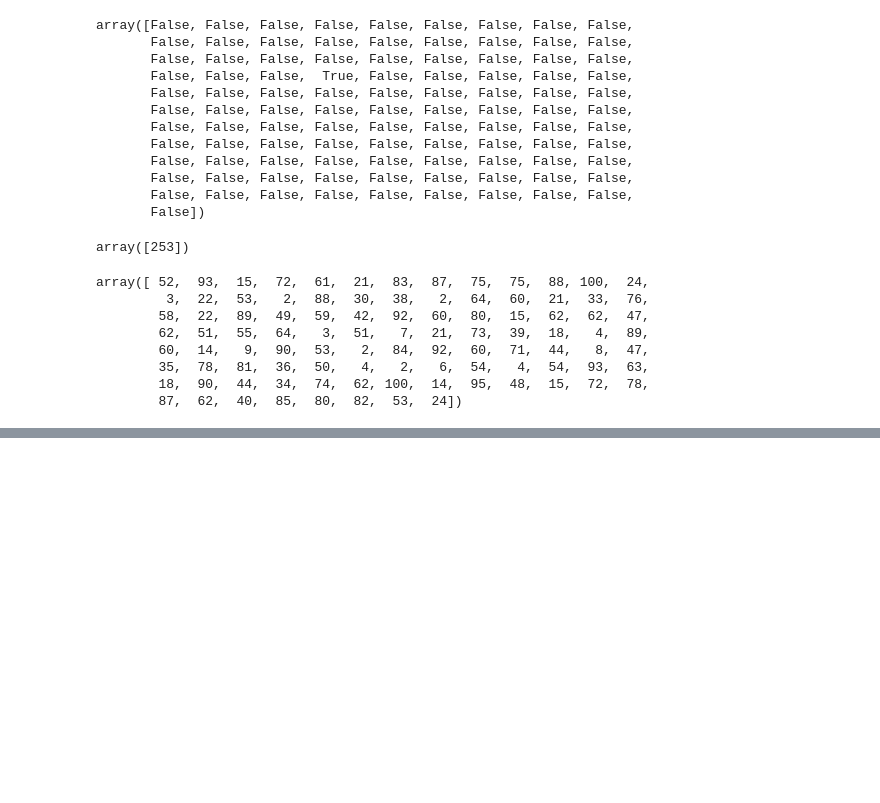
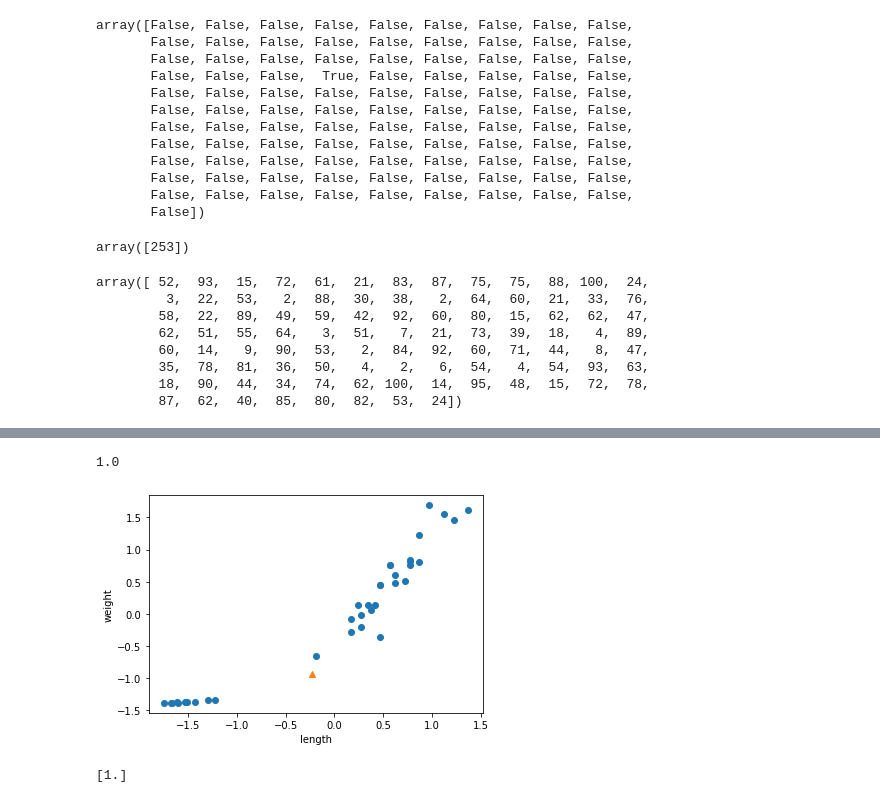
Before and after one commit to serinss/seSAC_ML_DL, a Jupyter notebook: 02_2_데이터_전처리.ipynb, the cells around one changed output, grey strips where cells are left out. Cells and saved outputs as stored; diff of their text form; code cells hidden in the pictures; blank space fills up the shorter version.

```diff
--- a/02_2_데이터_전처리.ipynb
+++ b/02_2_데이터_전처리.ipynb
@@ -114,0 +276,8 @@ fish_weight = [242.0, 290.0, 340.0, 363.0, 430.0, 450.0, 500.0, 390.0, 450.0, 50
+# %%
+train_scaled = (train_input - train_mean)/train_std
+train_scaled
+# broadcasting, 브로드 캐스팅 -> 각각의 모든 행에 계산식을 실행하여 적용한다 -> 따라서 그냥 식 적어도 됨!
+# X_train 변환
+
+# 평균보다 작은 값: 음수, 큰 값: 양수
+# 표준편차로 나누니 표준편차 기준으로 볼 수 있음
@@ -114,0 +304,2 @@ fish_weight = [242.0, 290.0, 340.0, 363.0, 430.0, 450.0, 500.0, 390.0, 450.0, 50
+# %%
+kn.fit(train_scaled, train_target)
@@ -114,0 +325,20 @@ fish_weight = [242.0, 290.0, 340.0, 363.0, 430.0, 450.0, 500.0, 390.0, 450.0, 50
+# %%
+accuracy_score(test_target, kn.predict(test_scaled))
+# %% [output]
+1.0
+# %%
+#수상한 도미 다시 표시하기
+
+new_data = ([25, 150] - train_mean)/train_std #!!!매우 중요!!! 훈련 데이터의 평균과 표준편차를 가지고 변환시켜줌을 주의
+
+plt.scatter(train_scaled[:,0], train_scaled[:,1])
+plt.scatter(new_data[0], new_data[1], marker='^')
+plt.xlabel('length')
+plt.ylabel('weight')
+plt.show()
+# %% [output]
+[figure, added]
+# %%
+print(kn.predict([new_data])) #도미로 예측 완!
+# %% [output]
+[1.]
```
Also changed, not shown: parts of 36 cells of this notebook.
